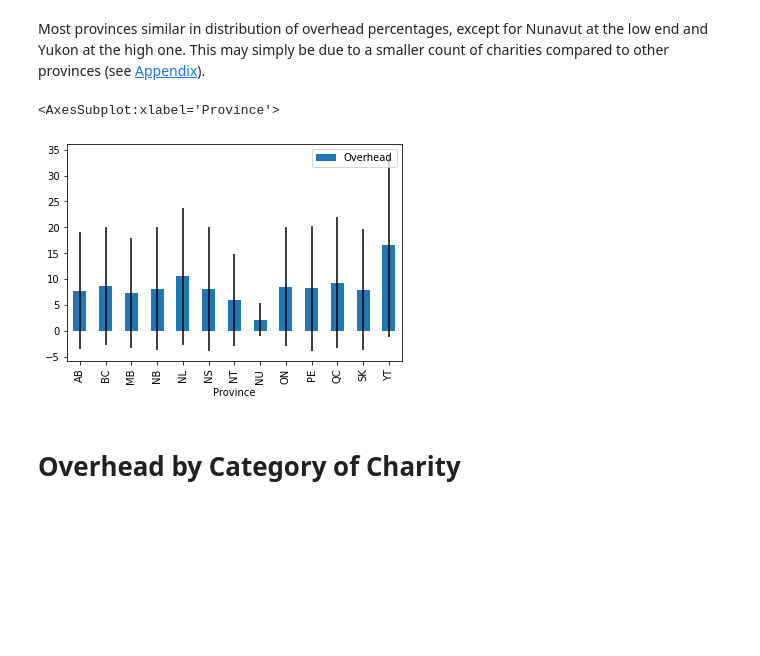
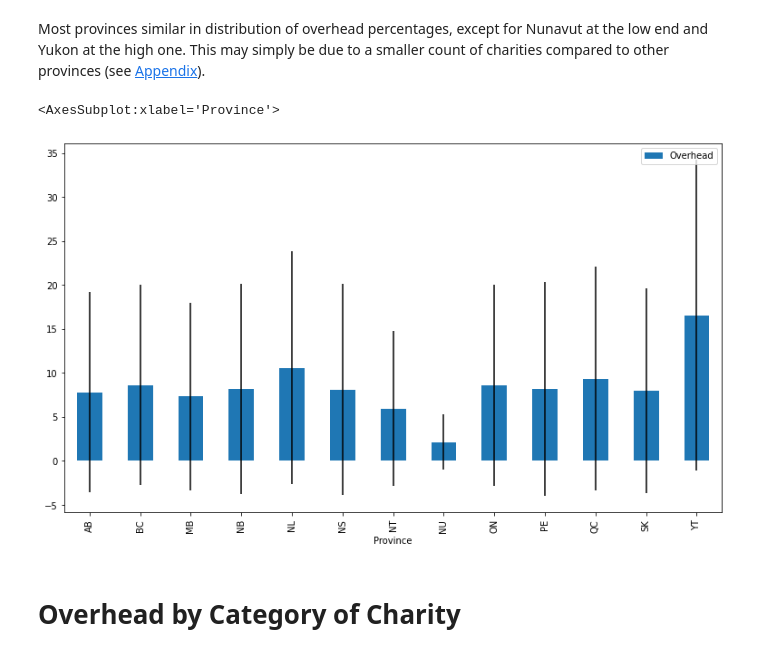
Before and after one commit to carlodghalnin/Canadian_Charity_Overhead_Analysis, a Jupyter notebook: Canada_Charity_Overhead_Analysis.ipynb, the cells around one changed output. Drawn from its saved outputs; the diff is of its cells as text; code cells hidden in the pictures; blank space fills up the shorter version.

```diff
--- a/Canada_Charity_Overhead_Analysis.ipynb
+++ b/Canada_Charity_Overhead_Analysis.ipynb
@@ -162,11 +166,15 @@ Most provinces similar in distribution of overhead percentages, except for Nunav
 # %%
 provinces = df.groupby('Province', as_index=False).median()
 perr = df.groupby('Province')['Overhead'].apply(robust.mad)
 
-provinces.plot.bar('Province', 'Overhead', yerr = perr)
+provinces.plot.bar(
+    'Province',
+    'Overhead',
+    yerr = perr,
+    figsize=(13,7.5))
 # %% [output]
 <AxesSubplot:xlabel='Province'>
-[figure, old version]
+[figure, new version]
 # %% [markdown]
 <h1>Overhead by Category of Charity</h1>
 # %% [markdown]
```
Also changed, not shown: parts of 6 cells of this notebook.
